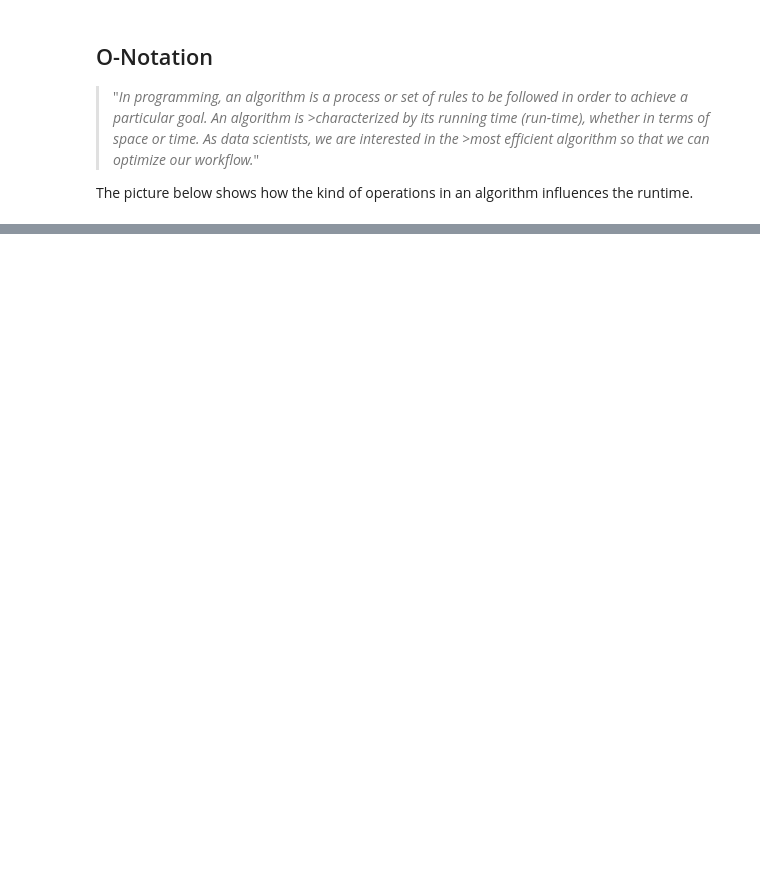
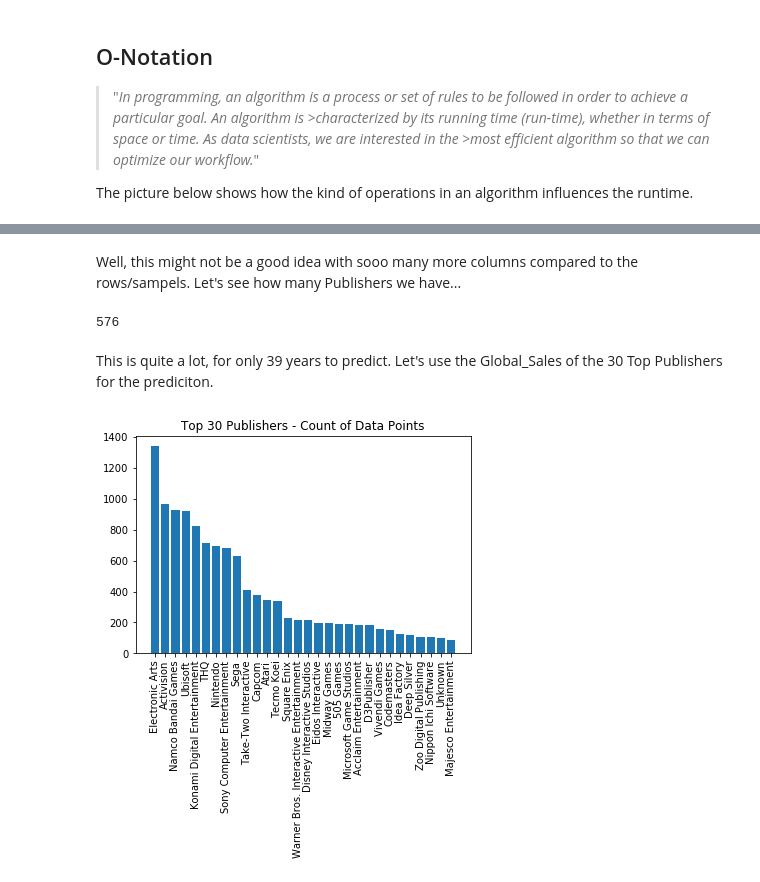
Before and after one commit to RageJohnny/algo_seminararbeit, a Jupyter notebook: DatavsDecision_ONot_GLMs.ipynb, the cells around one changed output, grey strips where cells are left out. Cells and saved outputs as stored; diff of their text form; code cells hidden in the pictures; blank space fills up the shorter version.

```diff
--- a/DatavsDecision_ONot_GLMs.ipynb
+++ b/DatavsDecision_ONot_GLMs.ipynb
@@ -423,0 +158,20 @@ dtype: int64
+# %% [markdown]
+Well, this might not be a good idea with sooo many more columns compared to the rows/sampels. Let's see how many Publishers we have...
+# %%
+len(df.Publisher.unique())
+# %% [output]
+576
+# %% [markdown]
+This is quite a lot, for only 39 years to predict. Let's use the Global_Sales of the 30 Top Publishers for the prediciton.
+# %%
+from collections import Counter
+pub_count = Counter(df.Publisher)
+res = pub_count.most_common(30)
+# %%
+pub = pd.DataFrame([lis[1] for lis in res], [lis[0] for lis in res], columns=['Count'])
+plt.bar(pub.index, pub.Count)
+plt.xticks(rotation='vertical')
+plt.title('Top 30 Publishers - Count of Data Points')
+plt.show()
+# %% [output]
+[figure, added]
```
Also changed, not shown: parts of 66 cells of this notebook, 3 other files.
